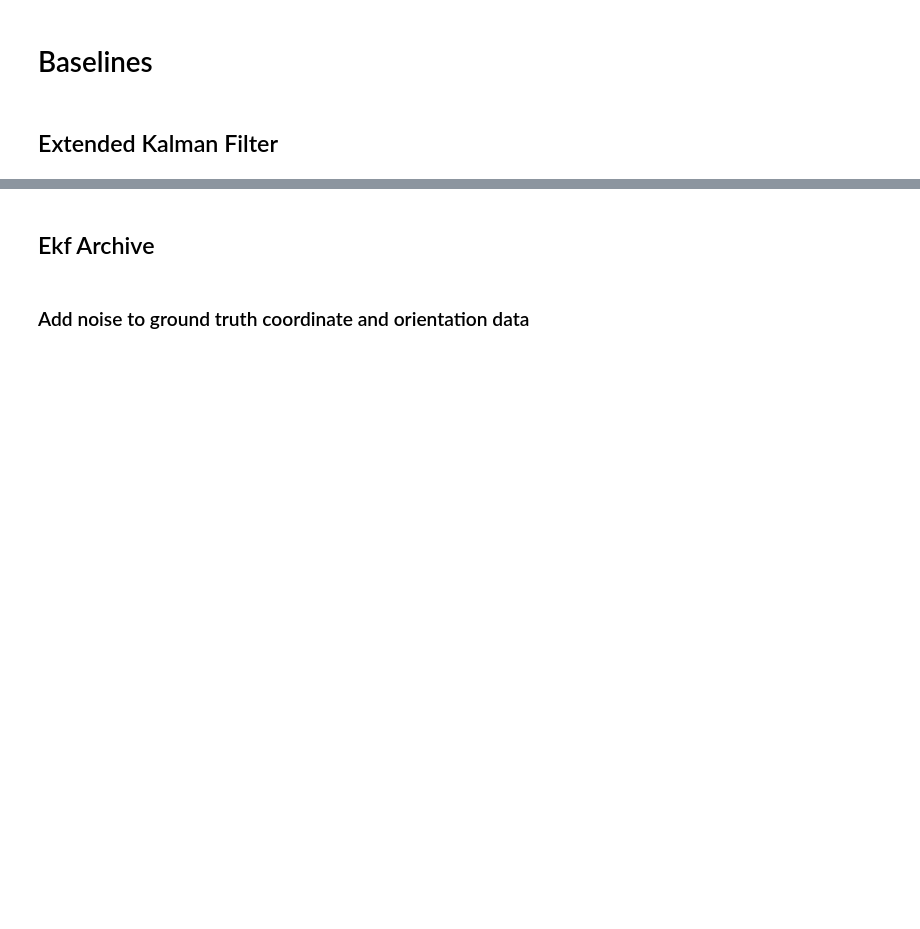
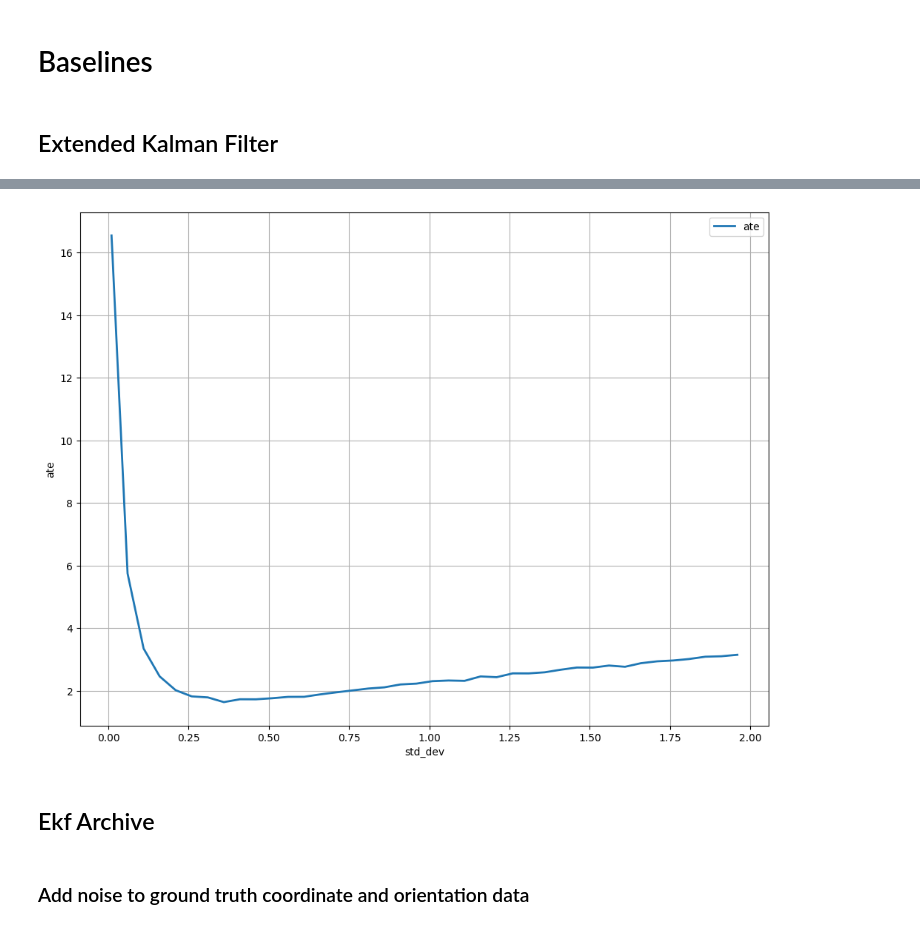
Before and after one commit to AndrewCheam/IMU_localisation, a Jupyter notebook: Oxiod/source/Baselines.ipynb, the cells around one changed output, grey strips where cells are left out. Saved outputs shown, nothing was run; the diff lists cells and outputs as text; code cells hidden in the pictures; blank space fills up the shorter version.

```diff
--- a/Oxiod/source/Baselines.ipynb
+++ b/Oxiod/source/Baselines.ipynb
@@ -223,3 +250,15 @@ test_kalman_filter(sample_data, gt_noise_std = 1, ori_noise_std = 0, std_dev = 0
+# %%
+fig, ax = plt.subplots(1, 1, figsize=(12, 9))
+
+ax.plot(std_dev_list, ate_list, lw=2, label='ate')
+
+
+ax.set_xlabel('std_dev')
+ax.set_ylabel('ate')
+ax.legend()
+ax.grid()
+# %% [output]
+[figure, added]
 # %% [markdown]
 ## Ekf Archive
 # %%
```
Also changed, not shown: parts of 2 cells of this notebook, 4 other files.
